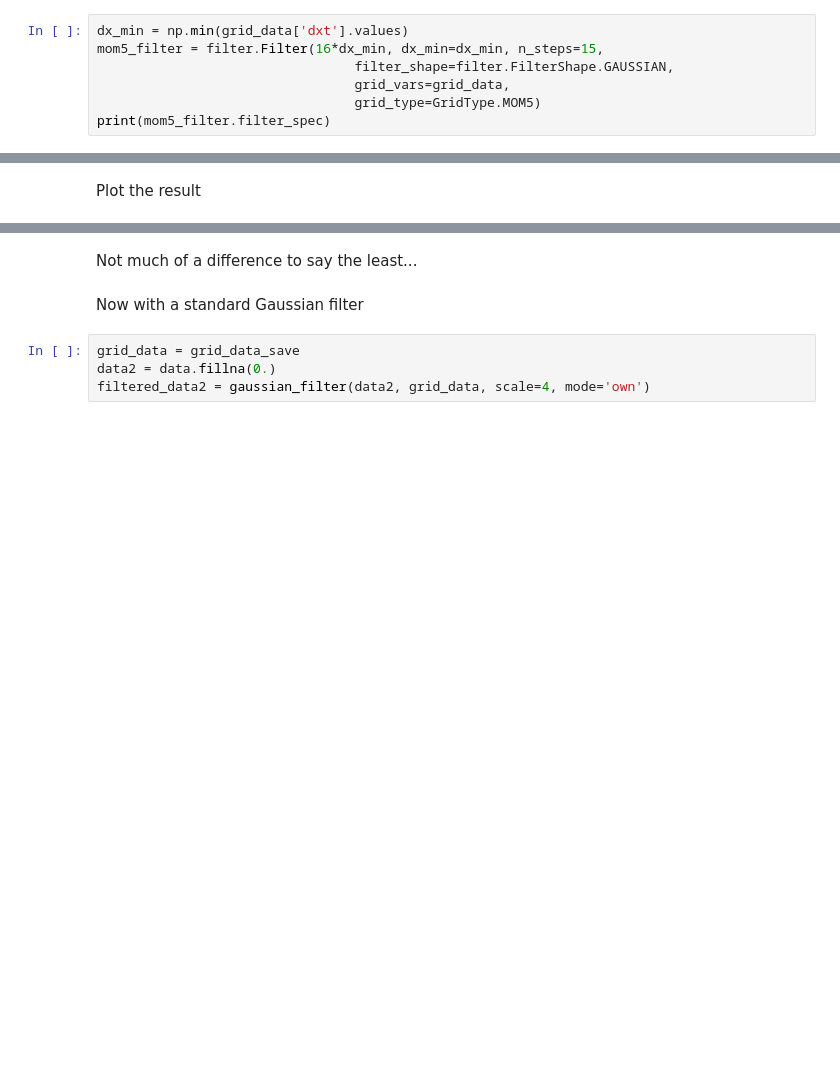
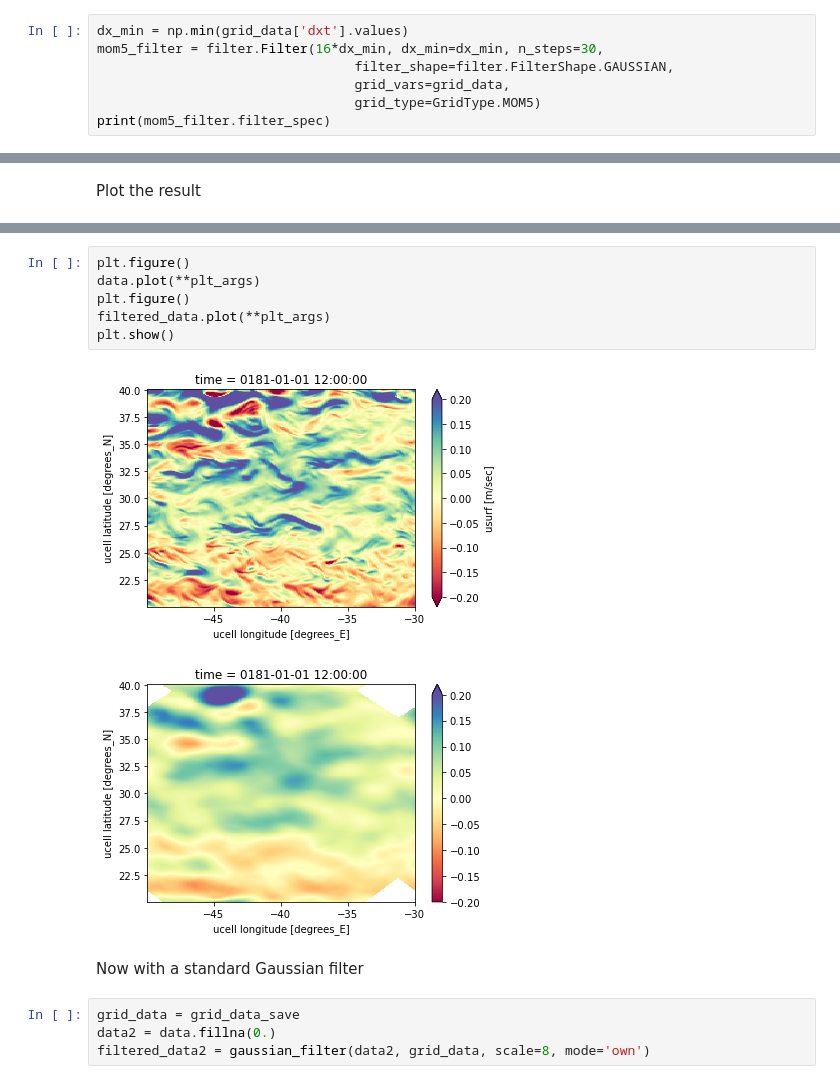
Before and after one commit to ocean-eddy-cpt/gcm-filters, a Jupyter notebook: mom5_example/compare_filters.ipynb, the cells around one changed output, grey strips where cells are left out. Drawn from its saved outputs; the diff is of its cells as text; blank space fills up the shorter version.

```diff
--- a/mom5_example/compare_filters.ipynb
+++ b/mom5_example/compare_filters.ipynb
@@ -59,7 +67,7 @@ Attributes:
 Create the filter and print its specs
 # %%
 dx_min = np.min(grid_data['dxt'].values)
-mom5_filter = filter.Filter(16*dx_min, dx_min=dx_min, n_steps=15,
+mom5_filter = filter.Filter(16*dx_min, dx_min=dx_min, n_steps=30,
                                  filter_shape=filter.FilterShape.GAUSSIAN,
                                  grid_vars=grid_data,
                                  grid_type=GridType.MOM5)
@@ -91,10 +90,17 @@ plt.figure()
-# %% [markdown]
-Not much of a difference to say the least...
+# %%
+plt.figure()
+data.plot(**plt_args)
+plt.figure()
+filtered_data.plot(**plt_args)
+plt.show()
+# %% [output]
+[figure, added]
+[figure, added]
 # %% [markdown]
 Now with a standard Gaussian filter
 # %%
 grid_data = grid_data_save
 data2 = data.fillna(0.)
-filtered_data2 = gaussian_filter(data2, grid_data, scale=4, mode='own')
+filtered_data2 = gaussian_filter(data2, grid_data, scale=8, mode='own')
 # %%
 plt.figure()
```
Also changed, not shown: parts of 10 cells of this notebook.
